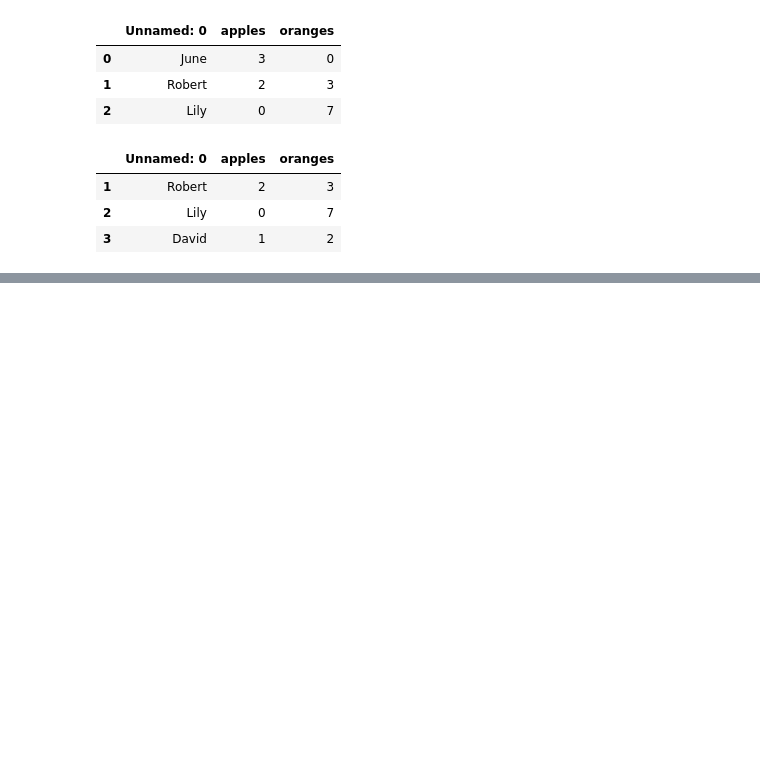
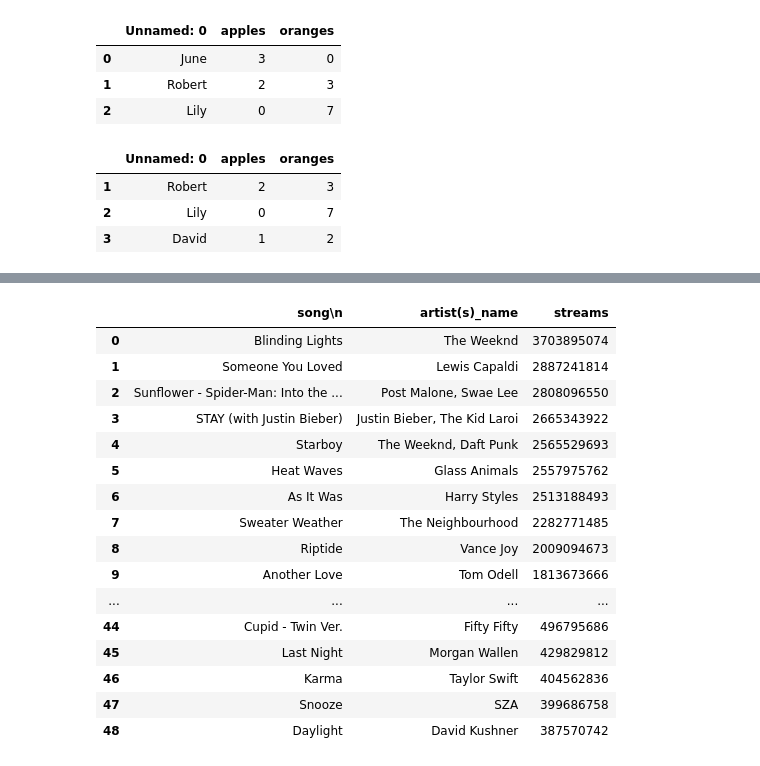
Before and after one commit to annazolina281/CPE-031-VDA-Cpe-21s4, a Jupyter notebook: Exercise_7.ipynb, the cells around one changed output, grey strips where cells are left out. Saved outputs shown, nothing was run; the diff lists cells and outputs as text; code cells hidden in the pictures; blank space fills up the shorter version.

```diff
--- a/Exercise_7.ipynb
+++ b/Exercise_7.ipynb
@@ -101,0 +104,8 @@ data.tail(3)
+# %%
+#READING DATA FROM CSV
+
+from google.colab import files
+uploaded = files.upload()
+
+import pandas as pd
+data = pd.read_csv('dataset.csv')
@@ -101,0 +115,21 @@ data.tail(3)
+# %%
+dataset = pd.DataFrame(data)
+(dataset)
+# %% [output]
+|  | song\n | artist(s)_name | streams |
+| 0 | Blinding Lights | The Weeknd | 3703895074 |
+| 1 | Someone You Loved | Lewis Capaldi | 2887241814 |
+| 2 | Sunflower - Spider-Man: Into the ... | Post Malone, Swae Lee | 2808096550 |
+| 3 | STAY (with Justin Bieber) | Justin Bieber, The Kid Laroi | 2665343922 |
+| 4 | Starboy | The Weeknd, Daft Punk | 2565529693 |
+| 5 | Heat Waves | Glass Animals | 2557975762 |
+| 6 | As It Was | Harry Styles | 2513188493 |
+| 7 | Sweater Weather | The Neighbourhood | 2282771485 |
+| 8 | Riptide | Vance Joy | 2009094673 |
+| 9 | Another Love | Tom Odell | 1813673666 |
+| ... | ... | ... | ... |
+| 44 | Cupid - Twin Ver. | Fifty Fifty | 496795686 |
+| 45 | Last Night | Morgan Wallen | 429829812 |
+| 46 | Karma | Taylor Swift | 404562836 |
+| 47 | Snooze | SZA | 399686758 |
+| 48 | Daylight | David Kushner | 387570742 |
```
Also changed, not shown: parts of 6 cells of this notebook.
